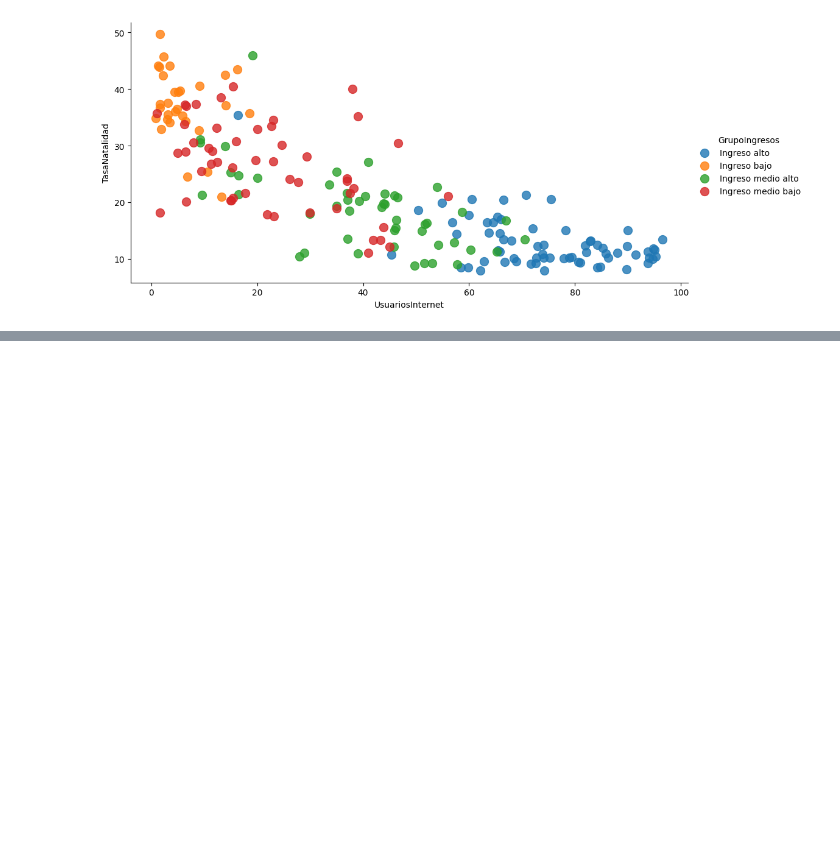
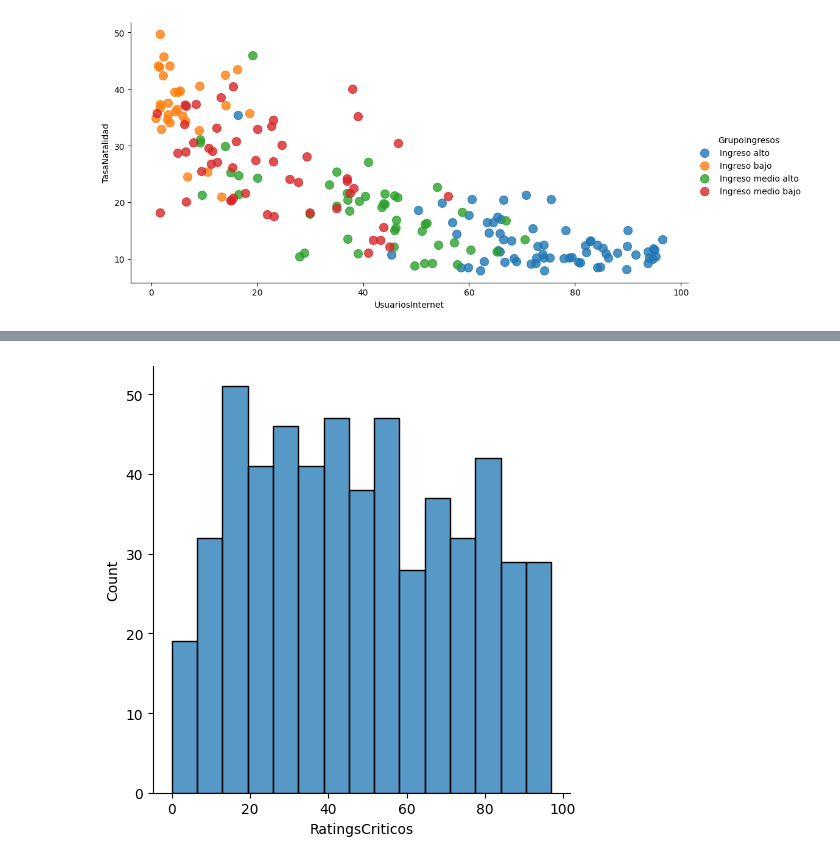
Before and after one commit to Marru73/Ejercicios-Python, a Jupyter notebook: CERTIFICADO IBM/Data_Science.ipynb, the cells around one changed output, grey strips where cells are left out. Drawn from its saved outputs; the diff is of its cells as text; code cells hidden in the pictures; blank space fills up the shorter version.

```diff
--- a/CERTIFICADO IBM/Data_Science.ipynb
+++ b/CERTIFICADO IBM/Data_Science.ipynb
@@ -714,0 +840,4 @@ vis3 = sns.lmplot(data=datos, x = 'UsuariosInternet', y = 'TasaNatalidad', \
+# %%
+m2 = sns.displot(peliculas.RatingsCriticos, bins=15)
+# %% [output]
+[figure, added]
```
Also changed, not shown: parts of 29 cells of this notebook, 1 other file.
